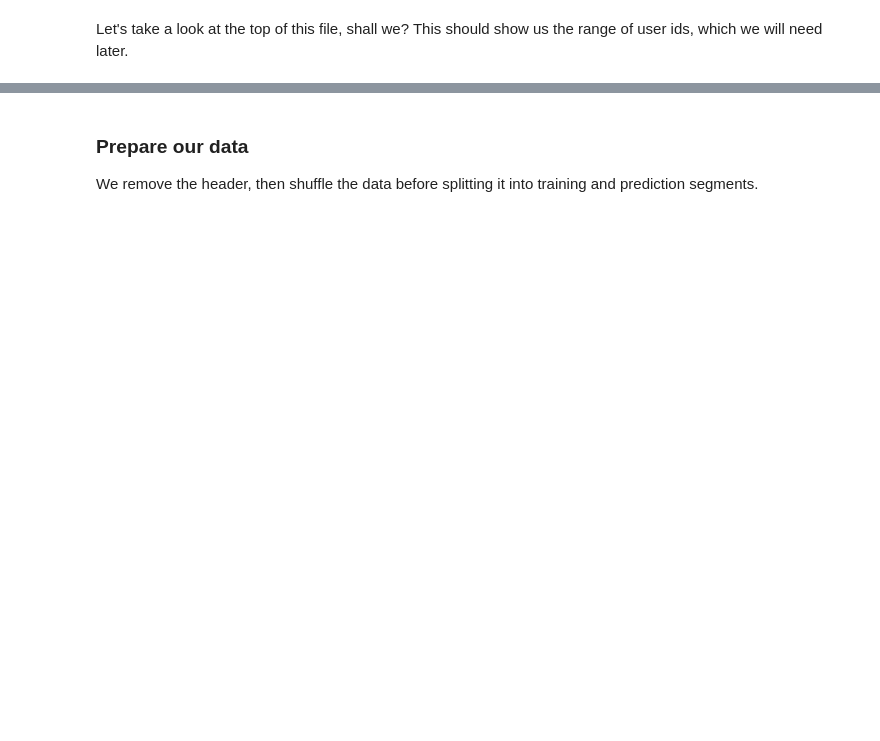
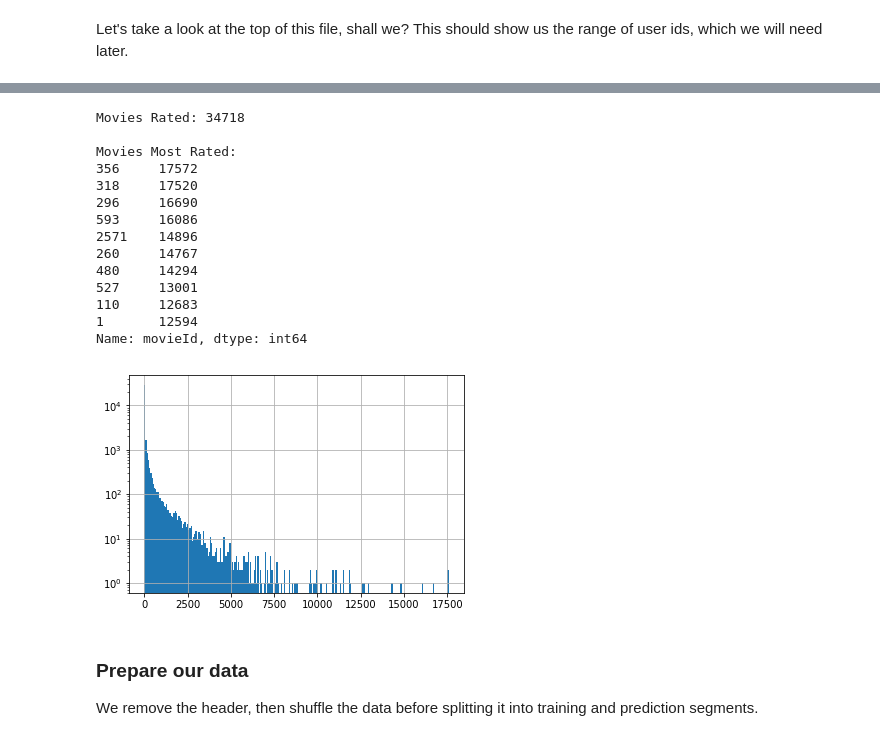
Before and after one commit to shirkeyaws/sagemaker-recommender-workshop, a Jupyter notebook: 03_factorization_machines.ipynb, the cells around one changed output, grey strips where cells are left out. Saved outputs shown, nothing was run; the diff lists cells and outputs as text; code cells hidden in the pictures; blank space fills up the shorter version.

```diff
--- a/03_factorization_machines.ipynb
+++ b/03_factorization_machines.ipynb
@@ -105,3 +196,27 @@ print("Users: {}".format(user_count))
+# %%
+movie_ratings = data['movieId'].value_counts()
+movie_count = movie_ratings.count()
+print("Movies Rated: {}\n".format(movie_count))
+print("Movies Most Rated: \n{}".format(movie_ratings.head(n=10)))
+ax = movie_ratings.hist(bins=250)
+ax.set_yscale('log')
+plt.show()
+# %% [output]
+Movies Rated: 34718
+
+Movies Most Rated:
+356     17572
+318     17520
+296     16690
+593     16086
+2571    14896
+260     14767
+480     14294
+527     13001
+110     12683
+1       12594
+Name: movieId, dtype: int64
+[figure, added]
 # %% [markdown]
 ### Prepare our data
 
```
Also changed, not shown: parts of 12 cells of this notebook, 1 other file.
